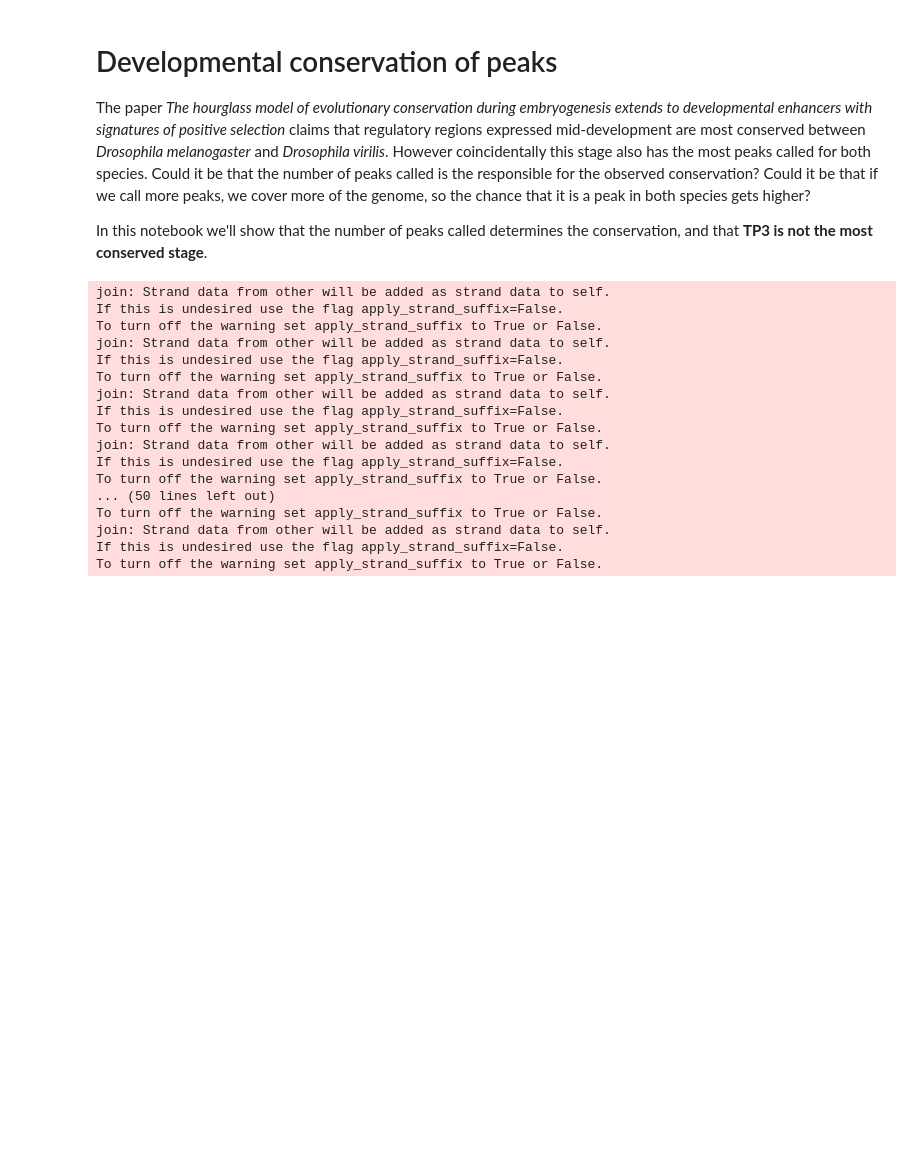
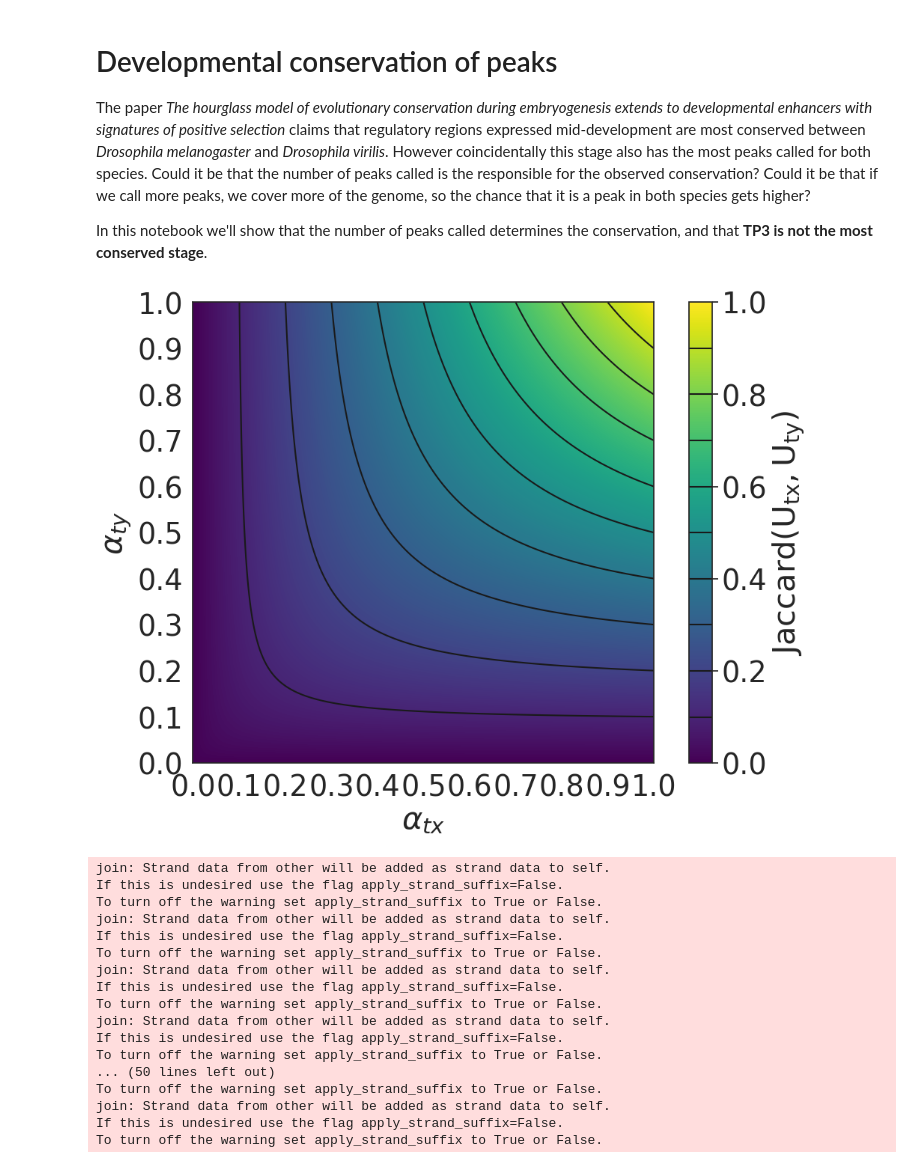
Before and after one commit to vanheeringen-lab/phylotypic_hourglass, a Jupyter notebook: notebooks/fly_peaks.ipynb, the cells around one changed output. Cells and saved outputs as stored; diff of their text form; code cells hidden in the pictures; blank space fills up the shorter version.

```diff
--- a/notebooks/fly_peaks.ipynb
+++ b/notebooks/fly_peaks.ipynb
@@ -20,6 +20,30 @@ plt.rcParams['svg.fonttype'] = 'none'
 
 # note that we import some utility functions here
 from util import pyranges2psl, jaccard_peaks, get_peaks
+# %%
+xs = np.linspace(0, 1, 1000)
+ys = np.linspace(0, 1, 1000)
+
+cx = 1
+cy = 1
+jensen_shannon = np.multiply.outer(xs * cx, ys * cy) / (np.add.outer(xs * cx, ys * cy) - np.multiply.outer(xs * cx, ys * cy))
+
+im = plt.imshow(jensen_shannon, cmap="viridis", origin="lower", aspect=ys.shape[0]/xs.shape[0])
+n_contours = 9
+contours = plt.contour(jensen_shannon, np.linspace(0, 1, n_contours+2)[1:-1], origin='lower', colors="k")
+plt.xticks(np.arange(0, ys.shape[0] + 1, 100), [f"{y:.1f}" for y in np.linspace(0, 1, int(ys.shape[0]/100)+1)])
+plt.yticks(np.arange(0, xs.shape[0] + 1, 100), [f"{x:.1f}" for x in np.linspace(0, 1, int(xs.shape[0]/100)+1)])
+plt.xlabel(r"$\alpha_{tx}$")
+plt.ylabel(r"$\alpha_{ty}$")
+
+cbar = plt.colorbar(im)
+cbar.add_lines(contours)
+cbar.set_label("$\mathregular{Jaccard(U_{tx}, U_{ty})}$")
+plt.grid(False)
+plt.savefig("../imgs/math_flies.svg")
+plt.savefig("../imgs/math_flies.png")
+# %% [output]
+[figure, added]
 # %%
 timepoints = ["TP1", "TP2", "TP3", "TP4", "TP5"]
 assemblies = ["dm6", "droVir3"]
```
Also changed, not shown: parts of 21 cells of this notebook, 4 other files.
